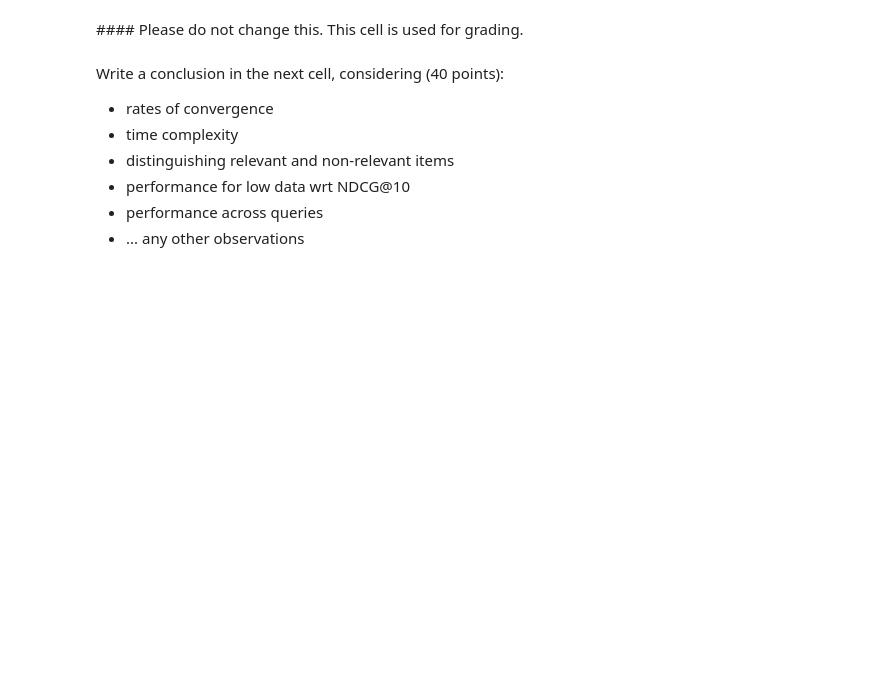
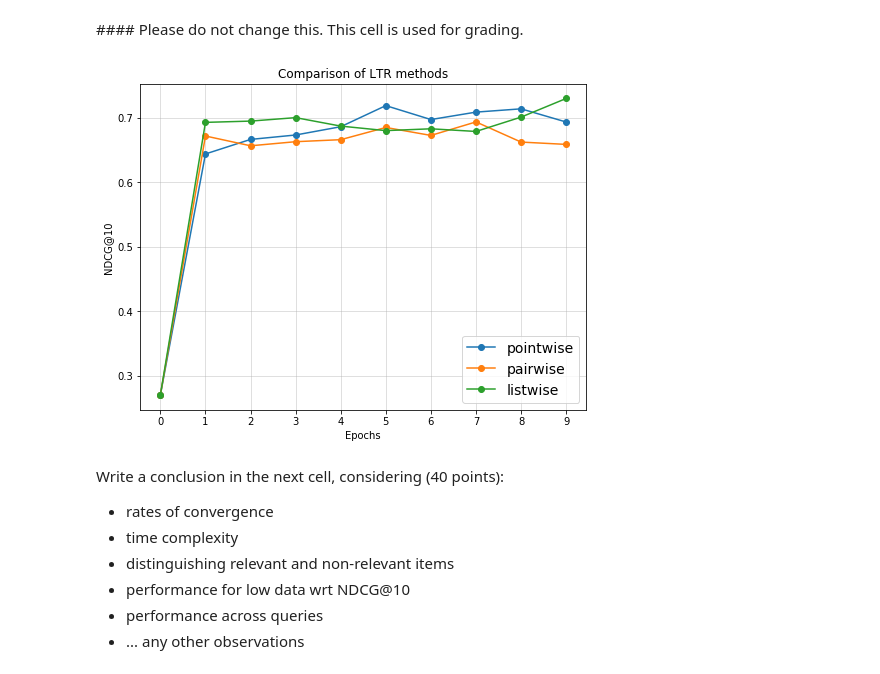
Before and after one commit to bpiyush/IR1Labs, a Jupyter notebook: lab2/hw2/14021900_13923854_13677640.ipynb, the cells around one changed output. Drawn from its saved outputs; the diff is of its cells as text; code cells hidden in the pictures; blank space fills up the shorter version.

```diff
--- a/lab2/hw2/14021900_13923854_13677640.ipynb
+++ b/lab2/hw2/14021900_13923854_13677640.ipynb
@@ -845,22 +902,20 @@ def plot_ndcg10(batches, loss_function):
 
     ndcg = []
 
+    # YOUR CODE HERE
     for i in tqdm(range(10)):
-        # train
-        for x, y in train_batchs:
-            train_fn(net, x, y, loss_fn, optimizer)
-
-        # evaluate
         batch_ncdg = []
         for x, y in test_batchs:
             scores = net(x)[:,0]
             batch_ncdg.append( evaluate.ndcg10(scores.detach().numpy(), y.detach().numpy()) )
+
+        for x, y in train_batchs:
+            train_fn(net, x, y, loss_fn, optimizer)
+
         ndcg.append( np.mean(batch_ncdg) )
 
-    plt.plot(np.arange(len(ndcg)), ndcg, label=loss_function)
-    plt.xlabel('training epochs')
-    plt.ylabel('NDCG@10')
-    plt.suptitle(loss_function)
+    # plot ndcg against number of epochs for given loss function
+    plt.plot(np.arange(len(ndcg)), ndcg, "-o", label=loss_function)
 # %%
 # Please do not change this. This cell is used for grading.
 # %% [markdown]
@@ -875,3 +923,23 @@ plot_ndcg10(batches, 'listwise')
+# %%
+fig = plt.figure(figsize=(8, 6))
+plt.grid()
+
+plot_ndcg10(batches, 'pointwise')
+
+plot_ndcg10(batches, 'pairwise')
+
+plot_ndcg10(batches, 'listwise')
+
+plt.title("Comparison of LTR methods")
+plt.grid(alpha=0.5)
+plt.xlabel("Epochs")
+plt.ylabel("NDCG@10")
+plt.xticks([i for i in range(10)])
+
+plt.legend(fontsize=14)
+plt.show()
+# %% [output]
+[figure, added]
 # %% [markdown]
 Write a conclusion in the next cell, considering (40 points):
 - rates of convergence
```
Also changed, not shown: parts of 20 cells of this notebook.
